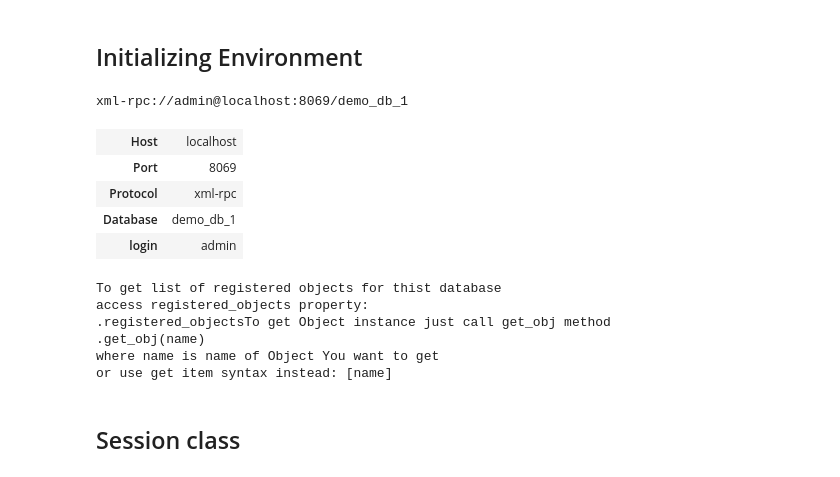
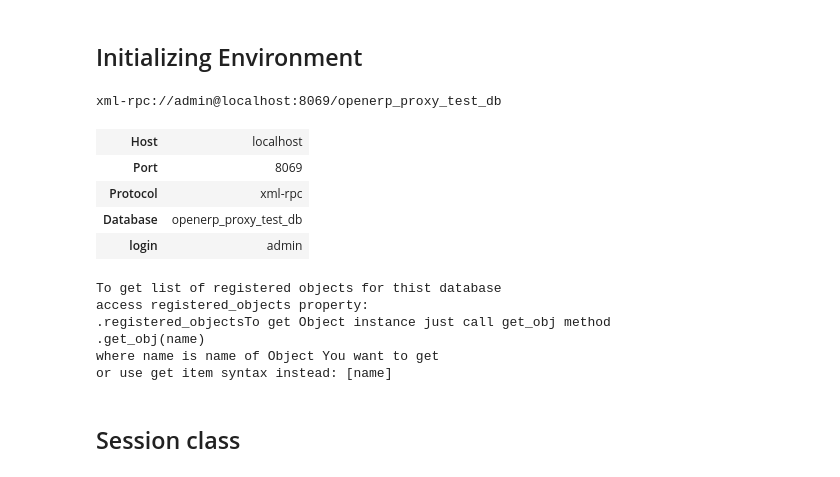
Before and after one commit to katyukha/odoo-rpc-client, a Jupyter notebook: examples/Examples & HTML tests.ipynb, the cells around one changed output. Saved outputs shown, nothing was run; the diff lists cells and outputs as text; code cells hidden in the pictures.

```diff
--- a/examples/Examples & HTML tests.ipynb
+++ b/examples/Examples & HTML tests.ipynb
@@ -5,31 +5,33 @@
 # %%
 from openerp_proxy.session import IPYSession as Session
 from openerp_proxy.core import Client
 from openerp_proxy.ext.all import HField
 import openerp_proxy.plugins.module_utils  # Enable module_utils plugin
 
 # connect to local instance of server
 cl = Client('localhost')
 
-# create demo database
-cl.services.db.create_db('admin', 'demo_db_1', demo=True, lang='en_US')
+# check if our demo database exists
+if 'openerp_proxy_test_db' not in cl.services.db.list_db():
+    # create demo database
+    cl.services.db.create_db('admin', 'openerp_proxy_test_db', demo=True, lang='en_US')
 
 # login to created database
-ldb = cl.login('demo_db_1', 'admin', 'admin')  # all this arguments could be passed directly to Client constructor.
+ldb = cl.login('openerp_proxy_test_db', 'admin', 'admin')  # all this arguments could be passed directly to Client constructor.
 
 # Note that both 'cl' and 'ldb' are instances of same class
 # the difference is in presense of database connection args.
 # cl have no them, but ldb have it.
 assert(type(cl) == type(ldb))
 
 # and let's look how it is displayed in IPython
 ldb
 # %% [output]
-xml-rpc://admin@localhost:8069/demo_db_1
+xml-rpc://admin@localhost:8069/openerp_proxy_test_db
 | Host | localhost |
 | Port | 8069 |
 | Protocol | xml-rpc |
-| Database | demo_db_1 |
+| Database | openerp_proxy_test_db |
 | login | admin |
 To get list of registered objects for thist database
 access registered_objects property:
```
Also changed, not shown: parts of 13 cells of this notebook, 11 other files.
